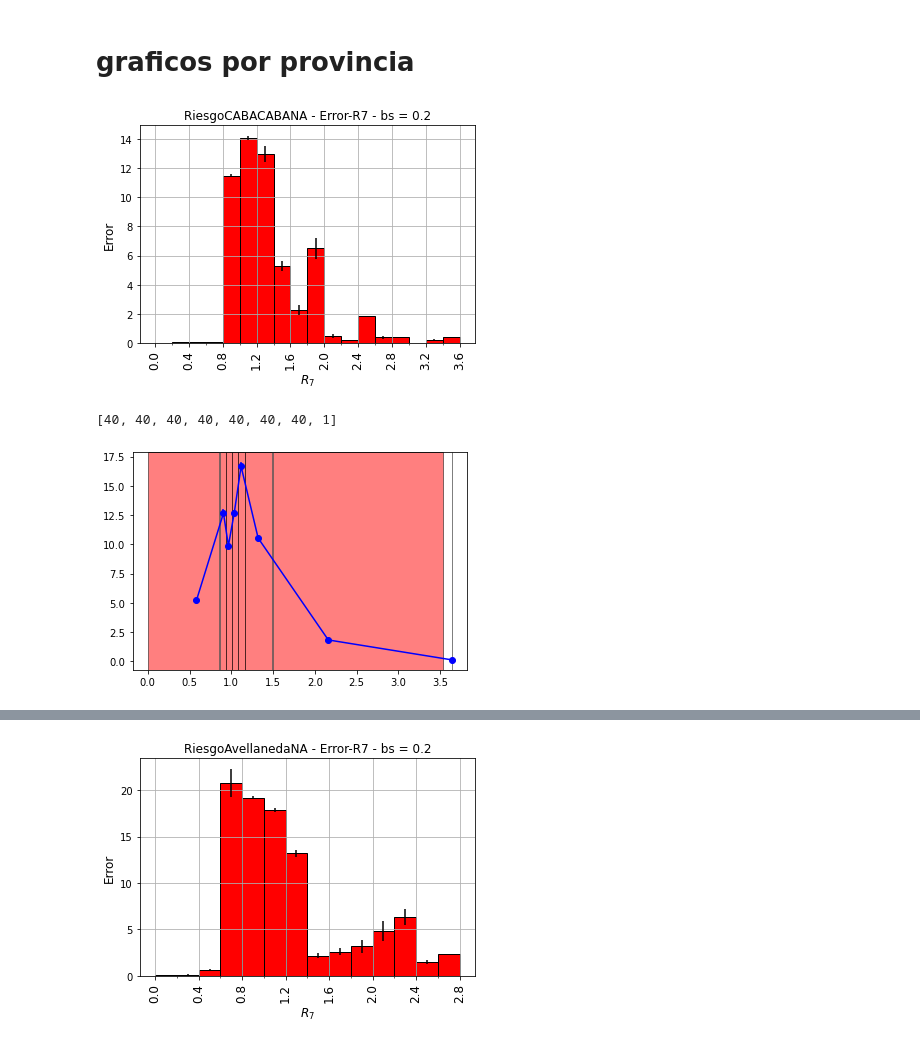
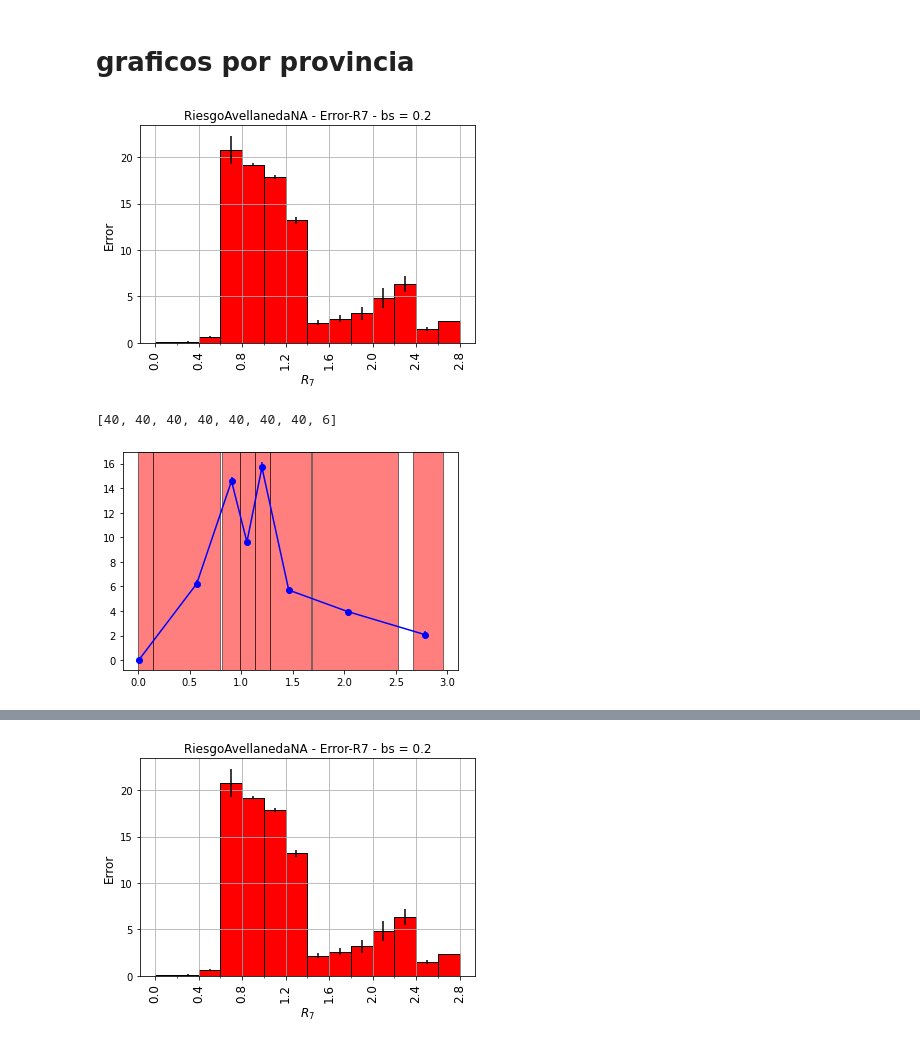
Before and after one commit to denisecammarota/tesis-ib, a Jupyter notebook: Graficos_error/Graficos_Error_Riesgo_6.ipynb, the cells around one changed output, grey strips where cells are left out. Cells and saved outputs as stored; diff of their text form; code cells hidden in the pictures.

```diff
--- a/Graficos_error/Graficos_Error_Riesgo_6.ipynb
+++ b/Graficos_error/Graficos_Error_Riesgo_6.ipynb
@@ -159,17 +164,18 @@ def exponential(x,a,b):
 # %%
 #esto es el primer approach
 bs = 0.2
-file_name = files[3]
+file_name = files[0]
 error,r_seven = get_Error(file_name)
 b_centers,b_errors,b_std,c_obs = make_hist(file_name,error,r_seven,bs,loc=2)
 # %% [output]
-[figure, old version]
+[figure, new version]
 # %%
 #ahora comparamos con lo que nos quede despues
 bs = 40
-file_name = files[3]
+file_name = files[1]
 error,r_seven = get_Error(file_name)
 c_bins,e_bins,std_bins,obs_bins = new_hist(file_name,error,r_seven,bs,loc=2)
+print(obs_bins)
 # %% [output]
-[40, 40, 40, 40, 40, 40, 40, 1]
+[40, 40, 40, 40, 40, 40, 40, 6]
-[figure, old version]
+[figure, new version]
```
Also changed, not shown: parts of 3 cells of this notebook.
